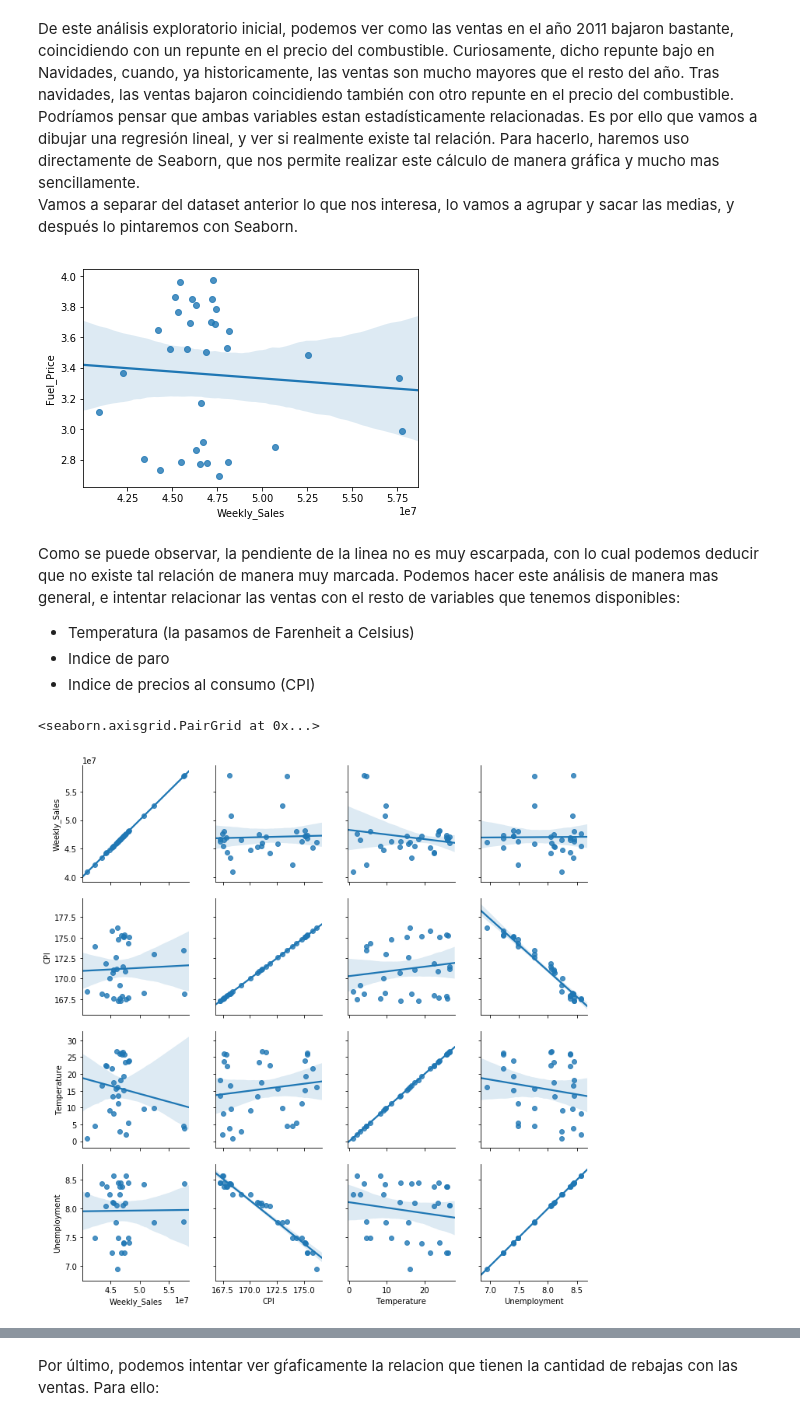
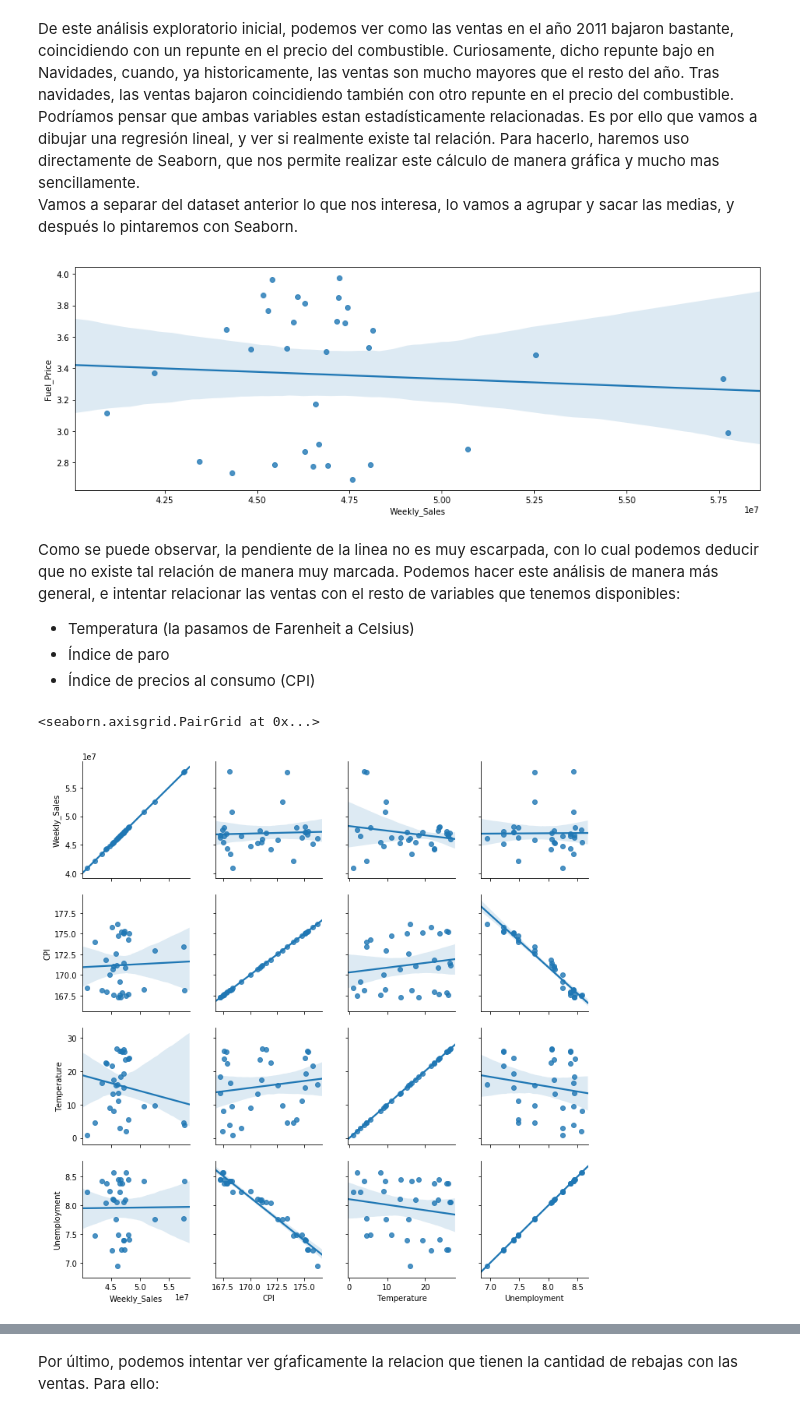
Before and after one commit to ccolado/master-big-data-walmart, a Jupyter notebook: Walmart.ipynb, the cells around one changed output, grey strips where cells are left out. Saved outputs shown, nothing was run; the diff lists cells and outputs as text; code cells hidden in the pictures.

```diff
--- a/Walmart.ipynb
+++ b/Walmart.ipynb
@@ -413,4 +410,4 @@ Para intentar sacar algun dato interesante, vamos a hacer un "merge" donde vamos
 # %%
-dataset_merged = pd.merge(walmart_data, features, on=["Store", "Date", "IsHoliday"])
+dataset_merged = pd.merge(clean_walmart_data, features, on=["Store", "Date", "IsHoliday"])
 dataset_merged.head(3)
 # %% [output]
@@ -456,12 +445,12 @@ Ahora vamos a intentar sacar en una sola gráfica, las ventas medias semanales,
 </ul>
 Después, repetiremos el análisis, pero por tienda.
 # %%
-clean_walmart_dataset["Date_Formatted"] = pd.to_datetime(clean_walmart_dataset.Date, format='%Y-%m-%d')
-sales_complete_by_store_and_date = clean_walmart_dataset[["Store", "Date_Formatted", "Weekly_Sales"]].groupby(["Store", "Date_Formatted"]).mean()
-mean_fuelprice_by_date = clean_walmart_dataset[["Date_Formatted", "Fuel_Price"]].groupby(["Date_Formatted"]).mean()
+sales_complete_by_store_and_date = dataset_merged[["Store", "Date", "Weekly_Sales"]].groupby(["Store", "Date"]).mean()
+mean_fuelprice_by_date = dataset_merged[["Date", "Fuel_Price"]].groupby(["Date"]).mean()
 %matplotlib inline
 import matplotlib.pyplot as plt
 import matplotlib.patches as mpatches
+plt.rcParams["figure.figsize"] = (15,5)
 fig, ax1 = plt.subplots()
 _= plt.xticks(rotation=90)
 red_patch = mpatches.Patch(color='red', label='Tienda 20')
@@ -493,8 +477,9 @@ See the caveats in the documentation: http://pandas.pydata.org/pandas-docs/stabl
 # %%
-sales_complete_by_dpto_and_date = clean_walmart_dataset[["Dept", "Date_Formatted", "Weekly_Sales"]].groupby(["Dept", "Date_Formatted"]).sum()
+sales_complete_by_dpto_and_date = dataset_merged[["Dept", "Date_Formatted", "Weekly_Sales"]].groupby(["Dept", "Date_Formatted"]).sum()
 %matplotlib inline
 import matplotlib.pyplot as plt
 import matplotlib.patches as mpatches
+plt.rcParams["figure.figsize"] = (15,5)
 fig, ax1 = plt.subplots()
 _= plt.xticks(rotation=90)
 red_dpto_patch = mpatches.Patch(color='red', label='Depto 92')
@@ -521,33 +506,33 @@ _= plt.legend(handles=[red_dpto_patch, blue_dpto_patch, green_dpto_patch, black_
 De este análisis exploratorio inicial, podemos ver como las ventas en el año 2011 bajaron bastante, coincidiendo con un repunte en el precio del combustible. Curiosamente, dicho repunte bajo en Navidades, cuando, ya historicamente, las ventas son mucho mayores que el resto del año. Tras navidades, las ventas bajaron coincidiendo también con otro repunte en el precio del combustible. Podríamos pensar que ambas variables estan estadísticamente relacionadas. Es por ello que vamos a dibujar una regresión lineal, y ver si realmente existe tal relación. Para hacerlo, haremos uso directamente de Seaborn, que nos permite realizar este cálculo de manera gráfica y mucho mas sencillamente.<br/>
 Vamos a separar del dataset anterior lo que nos interesa, lo vamos a agrupar y sacar las medias, y después lo pintaremos con Seaborn.
 # %%
-sales_complete_by_date = clean_walmart_dataset[["Date_Formatted", "Weekly_Sales"]].groupby(["Date_Formatted"]).sum()
+sales_complete_by_date = dataset_merged[["Date_Formatted", "Weekly_Sales"]].groupby(["Date_Formatted"]).sum()
 sales_complete_by_date_monthly = sales_complete_by_date.resample('M').mean()
 mean_fuelprice_by_date_monthly = mean_fuelprice_by_date.resample('M').mean()
 fuel_sales_merged=pd.merge(sales_complete_by_date_monthly, mean_fuelprice_by_date_monthly, left_index=True, right_index=True)
 import seaborn as sns
 _ = sns.regplot(x="Weekly_Sales", y="Fuel_Price", data=fuel_sales_merged)
 # %% [output]
-[figure, old version]
+[figure, new version]
 # %% [markdown]
-Como se puede observar, la pendiente de la linea no es muy escarpada, con lo cual podemos deducir que no existe tal relación de manera muy marcada. Podemos hacer este análisis de manera mas general, e intentar relacionar las ventas con el resto de variables que tenemos disponibles:
+Como se puede observar, la pendiente de la linea no es muy escarpada, con lo cual podemos deducir que no existe tal relación de manera muy marcada. Podemos hacer este análisis de manera más general, e intentar relacionar las ventas con el resto de variables que tenemos disponibles:
 <ul>
 <li> Temperatura (la pasamos de Farenheit a Celsius)</li>
-<li> Indice de paro</li>
-<li> Indice de precios al consumo (CPI) </li>
+<li> Índice de paro</li>
+<li> Índice de precios al consumo (CPI) </li>
 </ul>
 # %%
-mean_unempployment_by_date = clean_walmart_dataset[["Date_Formatted", "Unemployment"]].groupby(["Date_Formatted"]).mean().resample('M').mean()
+mean_unempployment_by_date = dataset_merged[["Date", "Unemployment"]].groupby(["Date"]).mean().resample('M').mean()
 fuel_sales_unemploy_merged=pd.merge(fuel_sales_merged, mean_unempployment_by_date, left_index=True, right_index=True)
-mean_cpi_by_date = clean_walmart_dataset[["Date_Formatted", "CPI"]].groupby(["Date_Formatted"]).mean().resample('M').mean()
+mean_cpi_by_date = dataset_merged[["Date", "CPI"]].groupby(["Date"]).mean().resample('M').mean()
 fuel_sales_unemploy_cpi_merged=pd.merge(fuel_sales_unemploy_merged, mean_cpi_by_date, left_index=True, right_index=True)
-mean_temperature_by_date = clean_walmart_dataset[["Date_Formatted", "Temperature"]].groupby(["Date_Formatted"]).mean().resample('M').mean()
+mean_temperature_by_date = dataset_merged[["Date", "Temperature"]].groupby(["Date"]).mean().resample('M').mean()
 mean_temperature_by_date_celsius = (mean_temperature_by_date - 32)*(5/9)
 fuel_sales_unemploy_cpi_temp_merged=pd.merge(fuel_sales_unemploy_cpi_merged, mean_temperature_by_date_celsius, left_index=True, right_index=True)
 fuel_sales_unemploy_cpi_temp_merged.head(3)
 g = sns.PairGrid(fuel_sales_unemploy_cpi_temp_merged, vars=["Weekly_Sales", "CPI", "Temperature", "Unemployment"])
 g.map(sns.regplot)
 # %% [output]
 <seaborn.axisgrid.PairGrid at 0x...>
-[figure, old version]
+[figure, new version]
 # %% [markdown]
```
Also changed, not shown: parts of 32 cells of this notebook, 14 other files.
